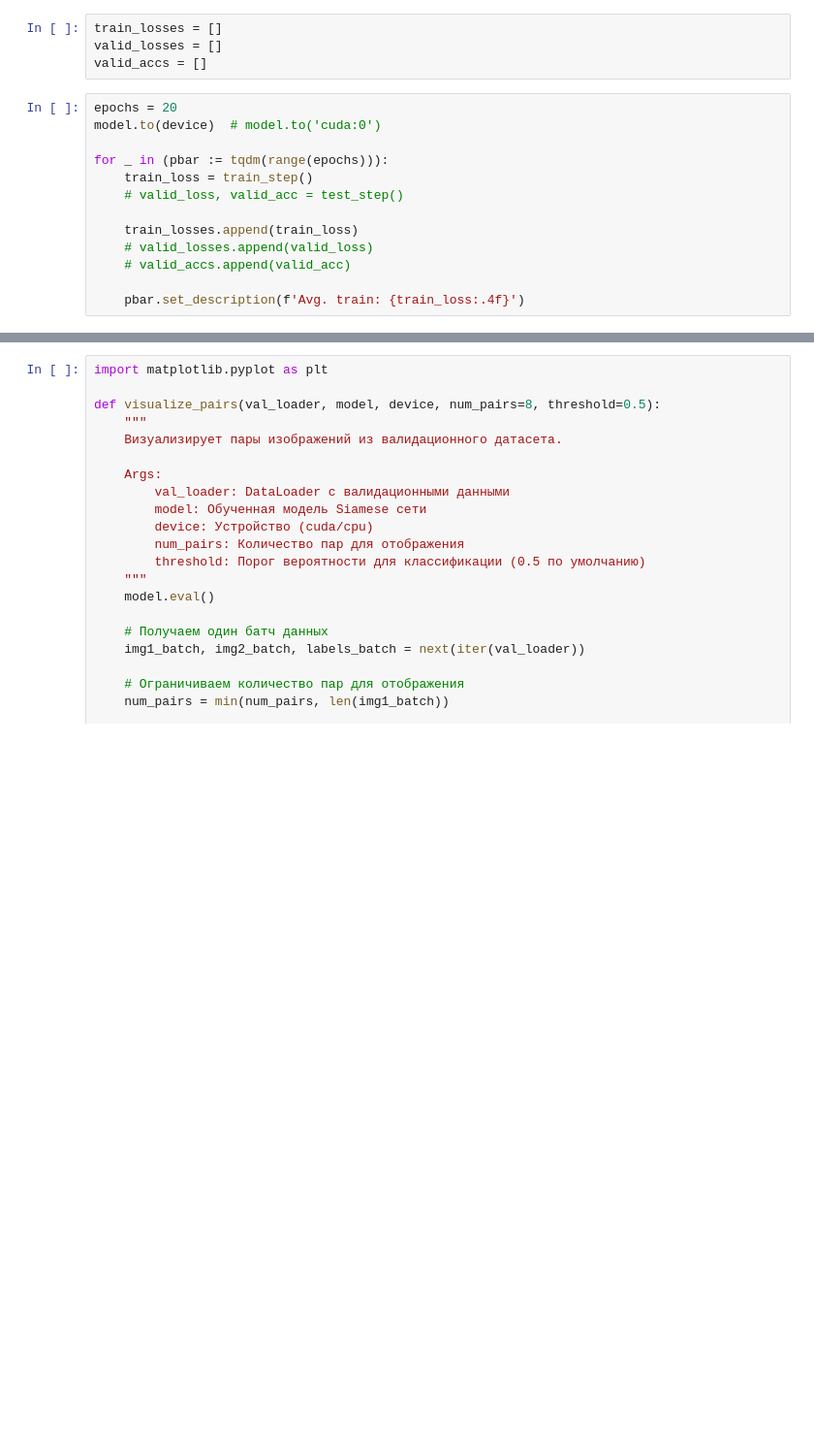
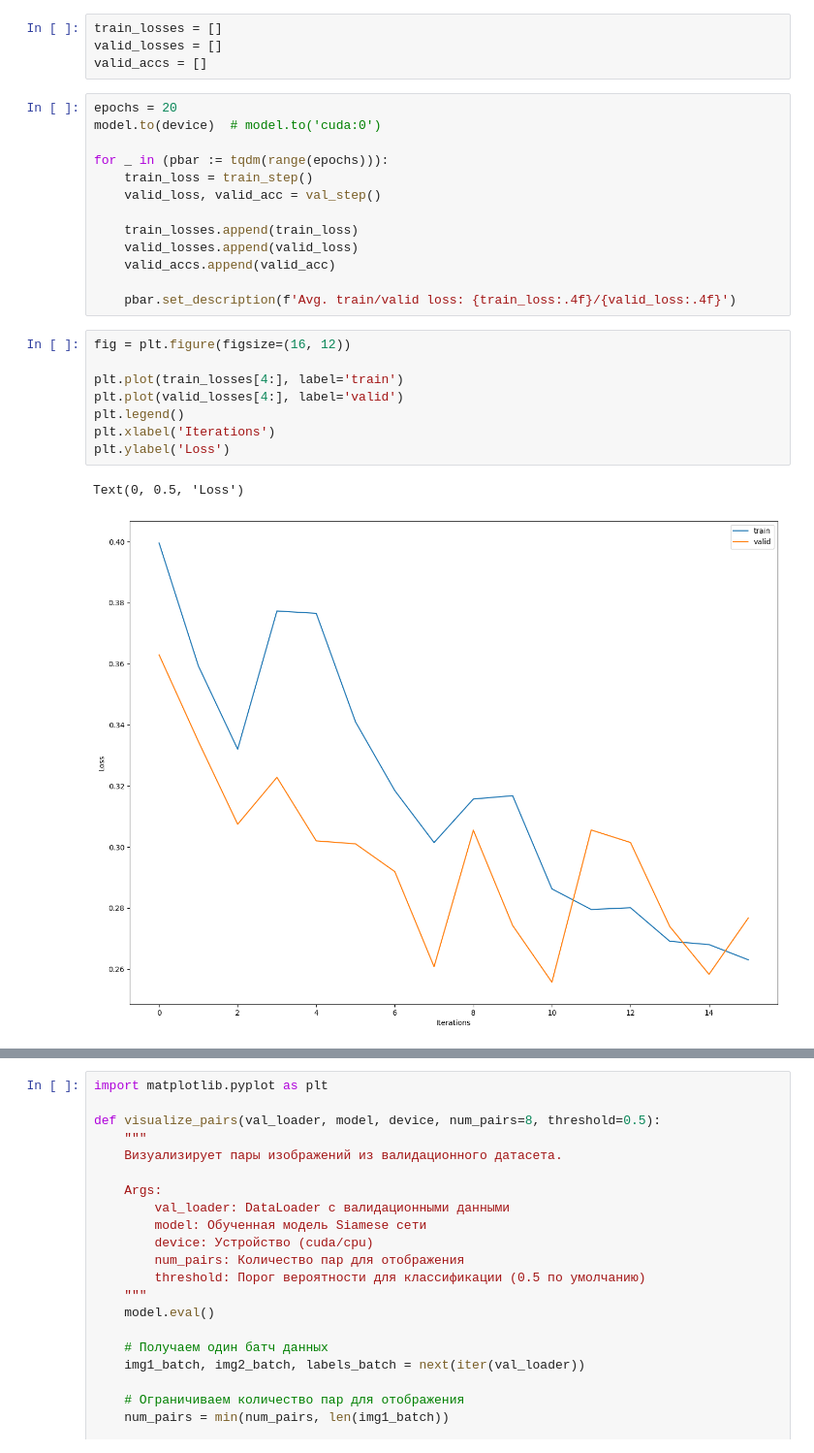
Before and after one commit to Suguru02/-, a Jupyter notebook: siamnet.ipynb, the cells around one changed output, grey strips where cells are left out. Shown at 97% size. Saved outputs shown, nothing was run; the diff lists cells and outputs as text; blank space fills up the shorter version.

```diff
--- a/siamnet.ipynb
+++ b/siamnet.ipynb
@@ -224,10 +244,21 @@ model.to(device)  # model.to('cuda:0')
 
 for _ in (pbar := tqdm(range(epochs))):
     train_loss = train_step()
-    # valid_loss, valid_acc = test_step()
+    valid_loss, valid_acc = val_step()
 
     train_losses.append(train_loss)
-    # valid_losses.append(valid_loss)
-    # valid_accs.append(valid_acc)
+    valid_losses.append(valid_loss)
+    valid_accs.append(valid_acc)
 
-    pbar.set_description(f'Avg. train: {train_loss:.4f}')
+    pbar.set_description(f'Avg. train/valid loss: {train_loss:.4f}/{valid_loss:.4f}')
+# %%
+fig = plt.figure(figsize=(16, 12))
+
+plt.plot(train_losses[4:], label='train')
+plt.plot(valid_losses[4:], label='valid')
+plt.legend()
+plt.xlabel('Iterations')
+plt.ylabel('Loss')
+# %% [output]
+Text(0, 0.5, 'Loss')
+[figure, added]
```
Also changed, not shown: parts of 13 cells of this notebook.
